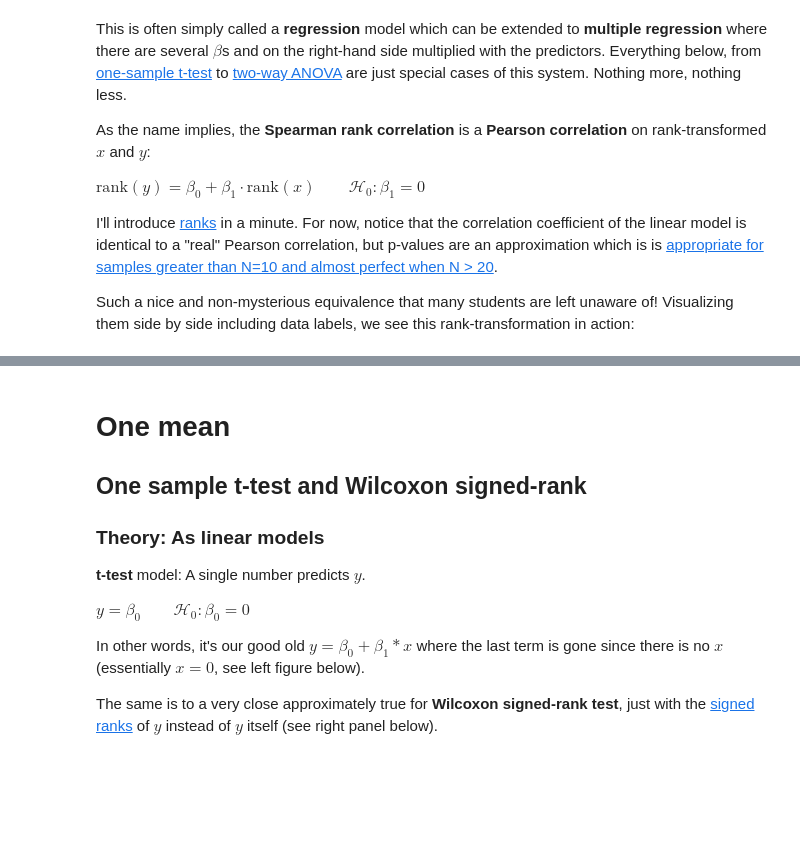
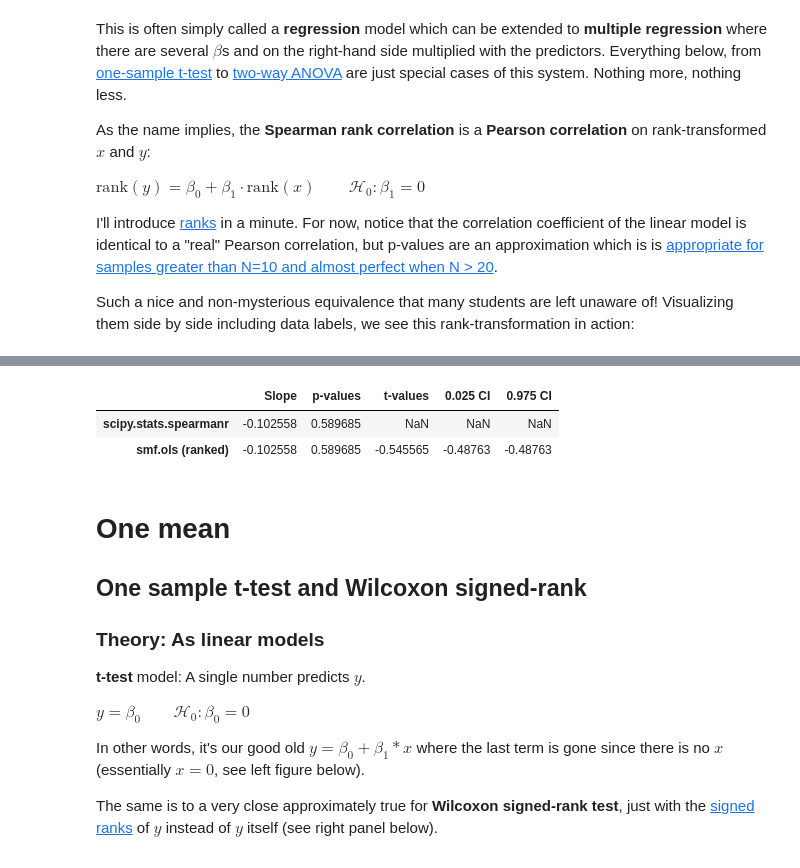
Before and after one commit to eigenfoo/tests-as-linear, a Jupyter notebook: tests-as-linear.ipynb, the cells around one changed output, grey strips where cells are left out. Cells and saved outputs as stored; diff of their text form; code cells hidden in the pictures; blank space fills up the shorter version.

```diff
--- a/tests-as-linear.ipynb
+++ b/tests-as-linear.ipynb
@@ -146,3 +161,17 @@ Let's look at the results:
+# %%
+# Tabulate and display
+df = pd.DataFrame(index=["scipy.stats.spearmanr", "smf.ols (ranked)"])
+df["Slope"] = [r, res.params.x]
+df["p-values"] = [p, res.pvalues.x]
+df["t-values"] = [None, res.tvalues.x]
+df["0.025 CI"] = [None, res.conf_int().loc["x", 0]]
+df["0.975 CI"] = [None, res.conf_int().loc["x", 0]]
+
+df
+# %% [output]
+|  | Slope | p-values | t-values | 0.025 CI | 0.975 CI |
+| scipy.stats.spearmanr | -0.102558 | 0.589685 | NaN | NaN | NaN |
+| smf.ols (ranked) | -0.102558 | 0.589685 | -0.545565 | -0.48763 | -0.48763 |
 # %% [markdown]
 # One mean
 
```
Also changed, not shown: parts of 21 cells of this notebook, 3 other files.
